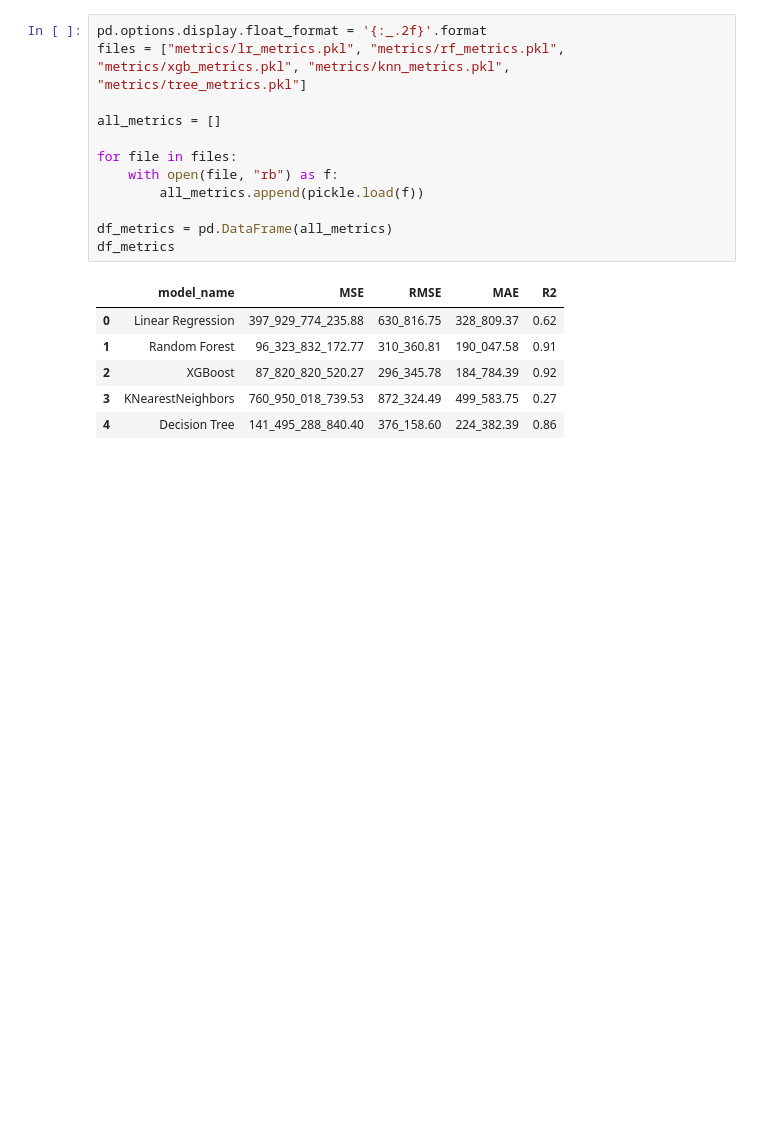
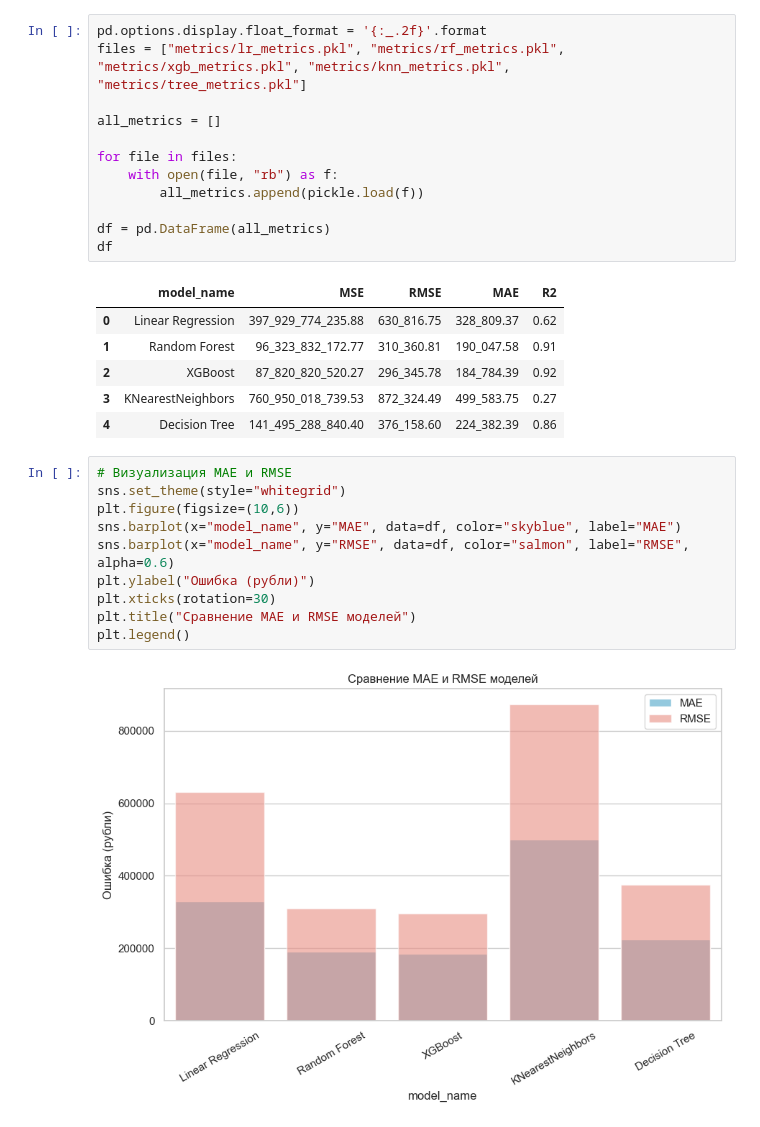
Before and after one commit to Tofuress/cars_regression, a Jupyter notebook: (8) normal_results.ipynb, the cells around one changed output. Cells and saved outputs as stored; diff of their text form; blank space fills up the shorter version.

```diff
--- a/(8) normal_results.ipynb
+++ b/(8) normal_results.ipynb
@@ -11,8 +13,8 @@ for file in files:
     with open(file, "rb") as f:
         all_metrics.append(pickle.load(f))
 
-df_metrics = pd.DataFrame(all_metrics)
-df_metrics
+df = pd.DataFrame(all_metrics)
+df
 # %% [output]
 |  | model_name | MSE | RMSE | MAE | R2 |
 | 0 | Linear Regression | 397_929_774_235.88 | 630_816.75 | 328_809.37 | 0.62 |
@@ -20,3 +22,15 @@ df_metrics
 | 2 | XGBoost | 87_820_820_520.27 | 296_345.78 | 184_784.39 | 0.92 |
 | 3 | KNearestNeighbors | 760_950_018_739.53 | 872_324.49 | 499_583.75 | 0.27 |
 | 4 | Decision Tree | 141_495_288_840.40 | 376_158.60 | 224_382.39 | 0.86 |
+# %%
+# Визуализация MAE и RMSE
+sns.set_theme(style="whitegrid")
+plt.figure(figsize=(10,6))
+sns.barplot(x="model_name", y="MAE", data=df, color="skyblue", label="MAE")
+sns.barplot(x="model_name", y="RMSE", data=df, color="salmon", label="RMSE", alpha=0.6)
+plt.ylabel("Ошибка (рубли)")
+plt.xticks(rotation=30)
+plt.title("Сравнение MAE и RMSE моделей")
+plt.legend()
+# %% [output]
+[figure, added]
```
Also changed, not shown: parts of 2 cells of this notebook.
